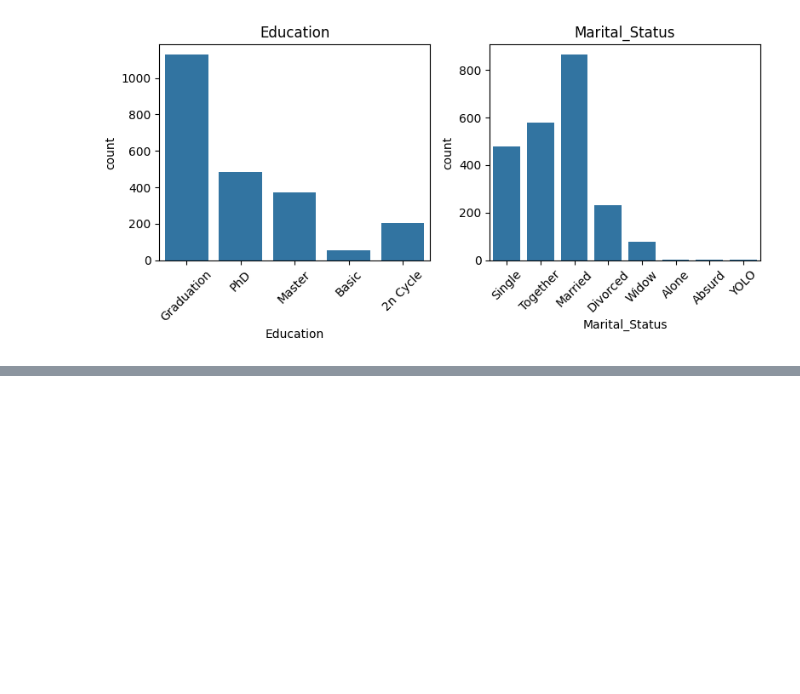
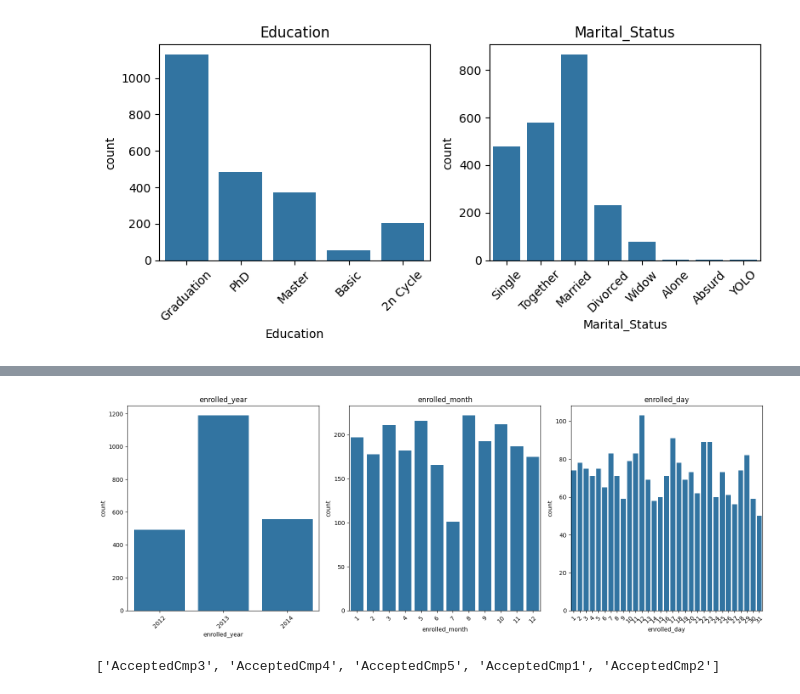
Before and after one commit to Salma-M-H/Customer_Segmentation, a Jupyter notebook: customer_segmentation.ipynb, the cells around one changed output, grey strips where cells are left out. Cells and saved outputs as stored; diff of their text form; code cells hidden in the pictures; blank space fills up the shorter version.

Commit message:
new rule-based columns with their distribution

```diff
--- a/customer_segmentation.ipynb
+++ b/customer_segmentation.ipynb
@@ -189,3 +189,10 @@ plt.tight_layout()
 plt.show()
 # %% [output]
 [figure]
+# %%
+df['Dt_Customer'] = pd.to_datetime(df['Dt_Customer'], dayfirst=True)
+# %%
+df['enrolled_year'] = df['Dt_Customer'].dt.year
+df['enrolled_month'] = df['Dt_Customer'].dt.month
+df['enrolled_day'] = df['Dt_Customer'].dt.day
+df.head()
@@ -191,0 +206,15 @@ plt.show()
+# %%
+fig, axes = plt.subplots(1, 3, figsize=(16, 6))
+
+axes = axes.flatten()
+
+for i, col in enumerate(['enrolled_year', 'enrolled_month', 'enrolled_day']):
+    sns.countplot(data=df, x=col, ax=axes[i])
+    axes[i].set_title(col)
+    axes[i].tick_params(axis='x', rotation=45)  # optional (for readability)
+
+plt.tight_layout()
+plt.show()
+#TODO: using the line plot
+# %% [output]
+[figure, added]
@@ -191,0 +239,5 @@ plt.show()
+# %%
+columns = find_columns('AcceptedCmp', df)
+print(columns)
+# %% [output]
+['AcceptedCmp3', 'AcceptedCmp4', 'AcceptedCmp5', 'AcceptedCmp1', 'AcceptedCmp2']
```
Also changed, not shown: parts of 26 cells of this notebook, 1 other file.
